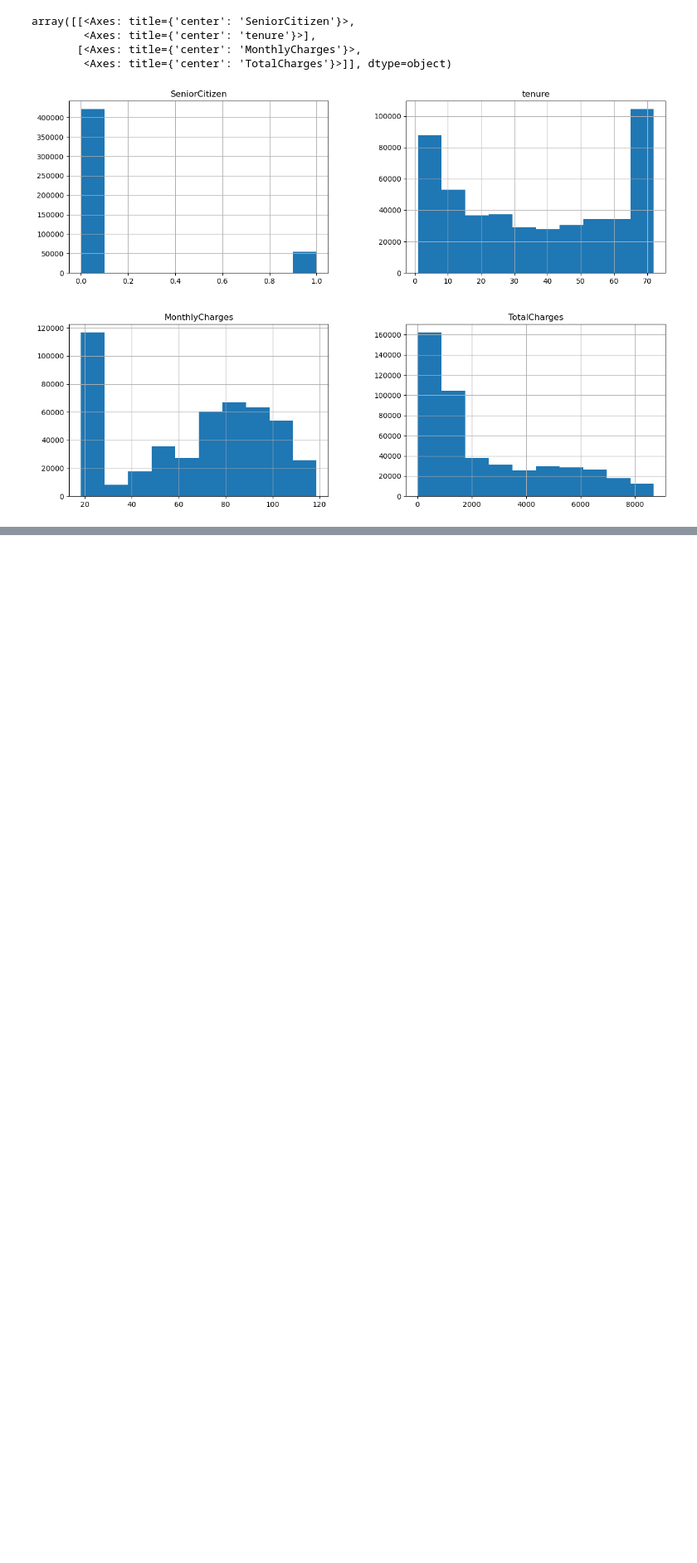
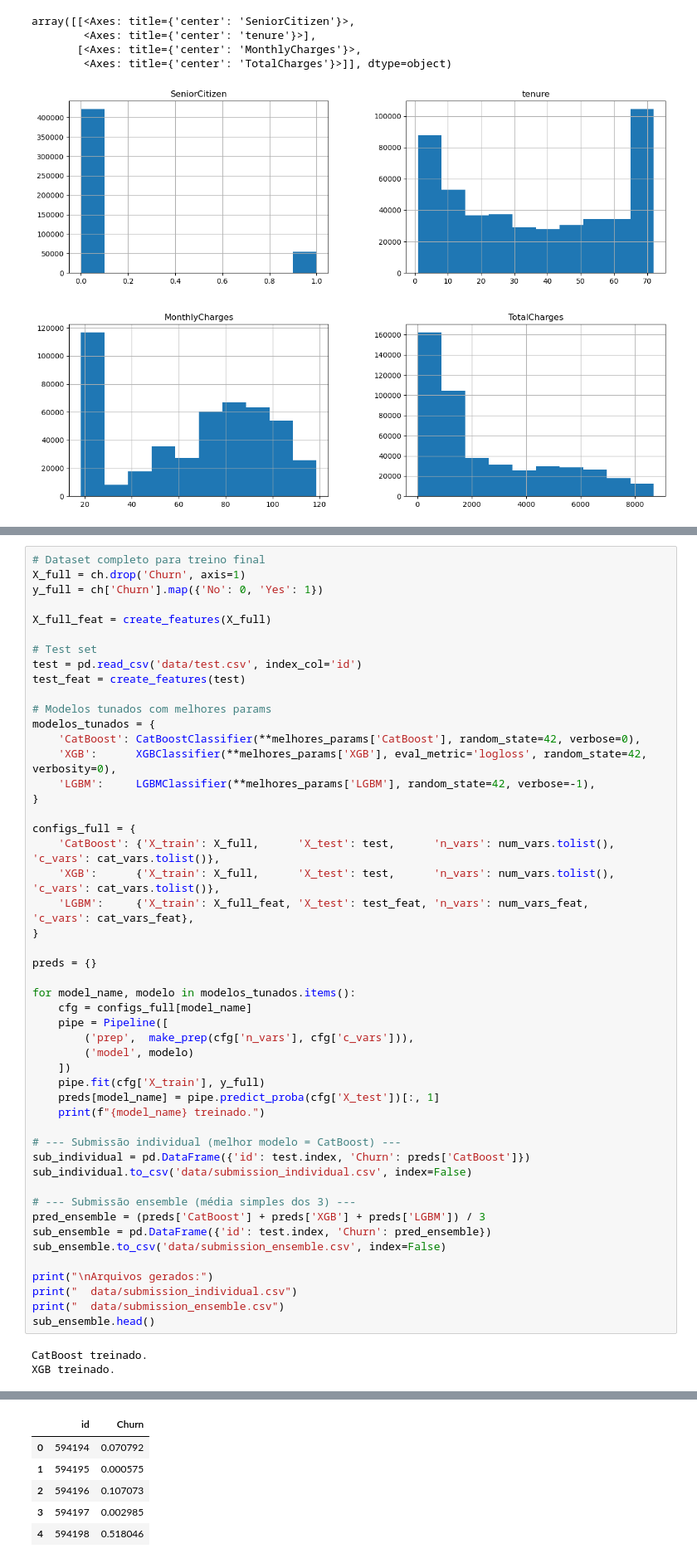
Before and after one commit to Felintox/Predict-Customer-Churn---Kaggle-Playground-Prediction-Competition-, a Jupyter notebook: churn-predict.ipynb, the cells around one changed output, grey strips where cells are left out. Shown at 83% size. Drawn from its saved outputs; the diff is of its cells as text; blank space fills up the shorter version.

```diff
--- a/churn-predict.ipynb
+++ b/churn-predict.ipynb
@@ -139,0 +447,52 @@ array([[<Axes: title={'center': 'SeniorCitizen'}>,
+# %%
+# Dataset completo para treino final
+X_full = ch.drop('Churn', axis=1)
+y_full = ch['Churn'].map({'No': 0, 'Yes': 1})
+
+X_full_feat = create_features(X_full)
+
+# Test set
+test = pd.read_csv('data/test.csv', index_col='id')
+test_feat = create_features(test)
+
+# Modelos tunados com melhores params
+modelos_tunados = {
+    'CatBoost': CatBoostClassifier(**melhores_params['CatBoost'], random_state=42, verbose=0),
+    'XGB':      XGBClassifier(**melhores_params['XGB'], eval_metric='logloss', random_state=42, verbosity=0),
+    'LGBM':     LGBMClassifier(**melhores_params['LGBM'], random_state=42, verbose=-1),
+}
+
+configs_full = {
+    'CatBoost': {'X_train': X_full,      'X_test': test,      'n_vars': num_vars.tolist(), 'c_vars': cat_vars.tolist()},
+    'XGB':      {'X_train': X_full,      'X_test': test,      'n_vars': num_vars.tolist(), 'c_vars': cat_vars.tolist()},
+    'LGBM':     {'X_train': X_full_feat, 'X_test': test_feat, 'n_vars': num_vars_feat,     'c_vars': cat_vars_feat},
+}
+
+preds = {}
+
+for model_name, modelo in modelos_tunados.items():
+    cfg = configs_full[model_name]
+    pipe = Pipeline([
+        ('prep',  make_prep(cfg['n_vars'], cfg['c_vars'])),
+        ('model', modelo)
+    ])
+    pipe.fit(cfg['X_train'], y_full)
+    preds[model_name] = pipe.predict_proba(cfg['X_test'])[:, 1]
+    print(f"{model_name} treinado.")
+
+# --- Submissão individual (melhor modelo = CatBoost) ---
+sub_individual = pd.DataFrame({'id': test.index, 'Churn': preds['CatBoost']})
+sub_individual.to_csv('data/submission_individual.csv', index=False)
+
+# --- Submissão ensemble (média simples dos 3) ---
+pred_ensemble = (preds['CatBoost'] + preds['XGB'] + preds['LGBM']) / 3
+sub_ensemble = pd.DataFrame({'id': test.index, 'Churn': pred_ensemble})
+sub_ensemble.to_csv('data/submission_ensemble.csv', index=False)
+
+print("\nArquivos gerados:")
+print("  data/submission_individual.csv")
+print("  data/submission_ensemble.csv")
+sub_ensemble.head()
+# %% [output]
+CatBoost treinado.
+XGB treinado.
@@ -139,0 +521,6 @@ array([[<Axes: title={'center': 'SeniorCitizen'}>,
+|  | id | Churn |
+| 0 | 594194 | 0.070792 |
+| 1 | 594195 | 0.000575 |
+| 2 | 594196 | 0.107073 |
+| 3 | 594197 | 0.002985 |
+| 4 | 594198 | 0.518046 |
```
Also changed, not shown: parts of 22 cells of this notebook, 2 other files.
